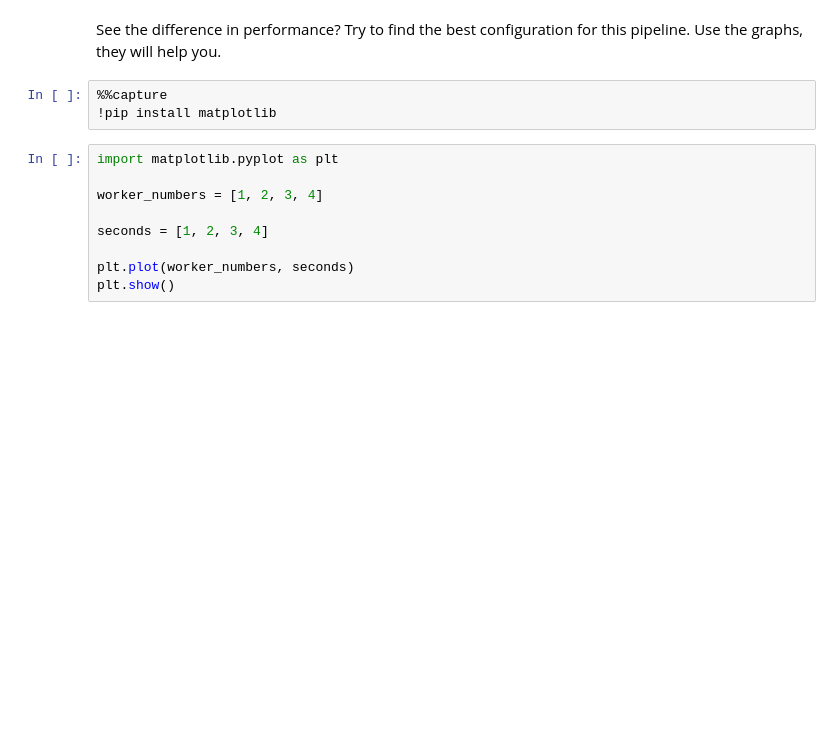
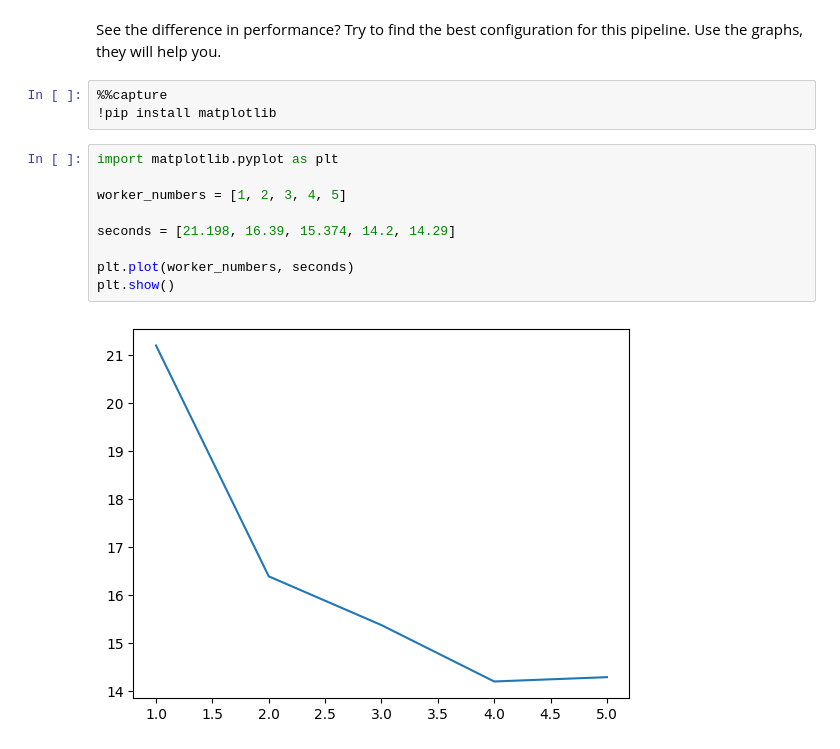
Before and after one commit to IraitzM/dlt_homeworks, a Jupyter notebook: Workshop_Part_2_Homework.ipynb, the cells around one changed output. Cells and saved outputs as stored; diff of their text form; blank space fills up the shorter version.

Commit message:
Second homework

```diff
--- a/Workshop_Part_2_Homework.ipynb
+++ b/Workshop_Part_2_Homework.ipynb
@@ -109,9 +235,11 @@ Try to find the best configuration for this pipeline. Use the graphs, they will
 # %%
 import matplotlib.pyplot as plt
 
-worker_numbers = [1, 2, 3, 4]
+worker_numbers = [1, 2, 3, 4, 5]
 
-seconds = [1, 2, 3, 4]
+seconds = [21.198, 16.39, 15.374, 14.2, 14.29]
 
 plt.plot(worker_numbers, seconds)
 plt.show()
+# %% [output]
+[figure, added]
```
Also changed, not shown: parts of 7 cells of this notebook.
